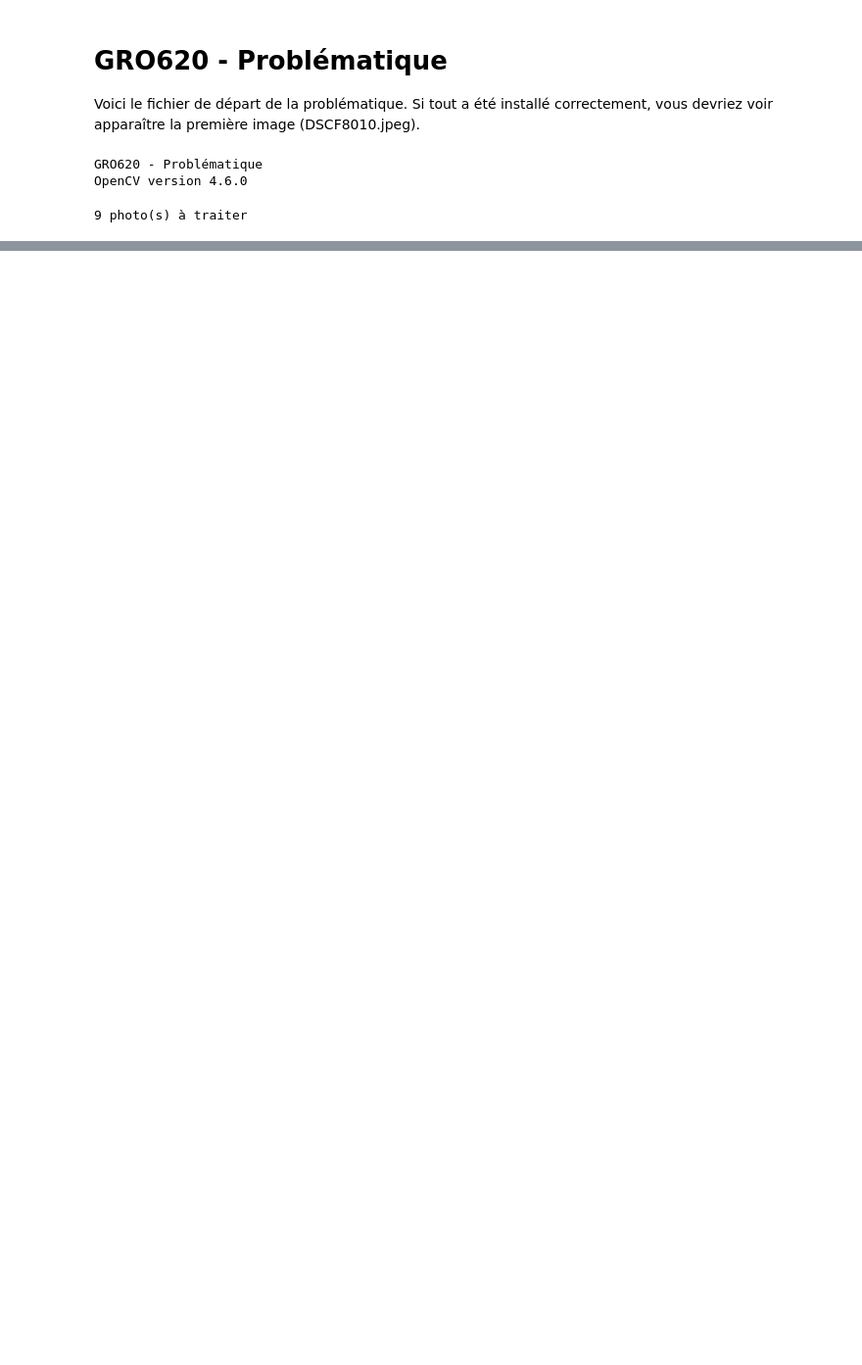
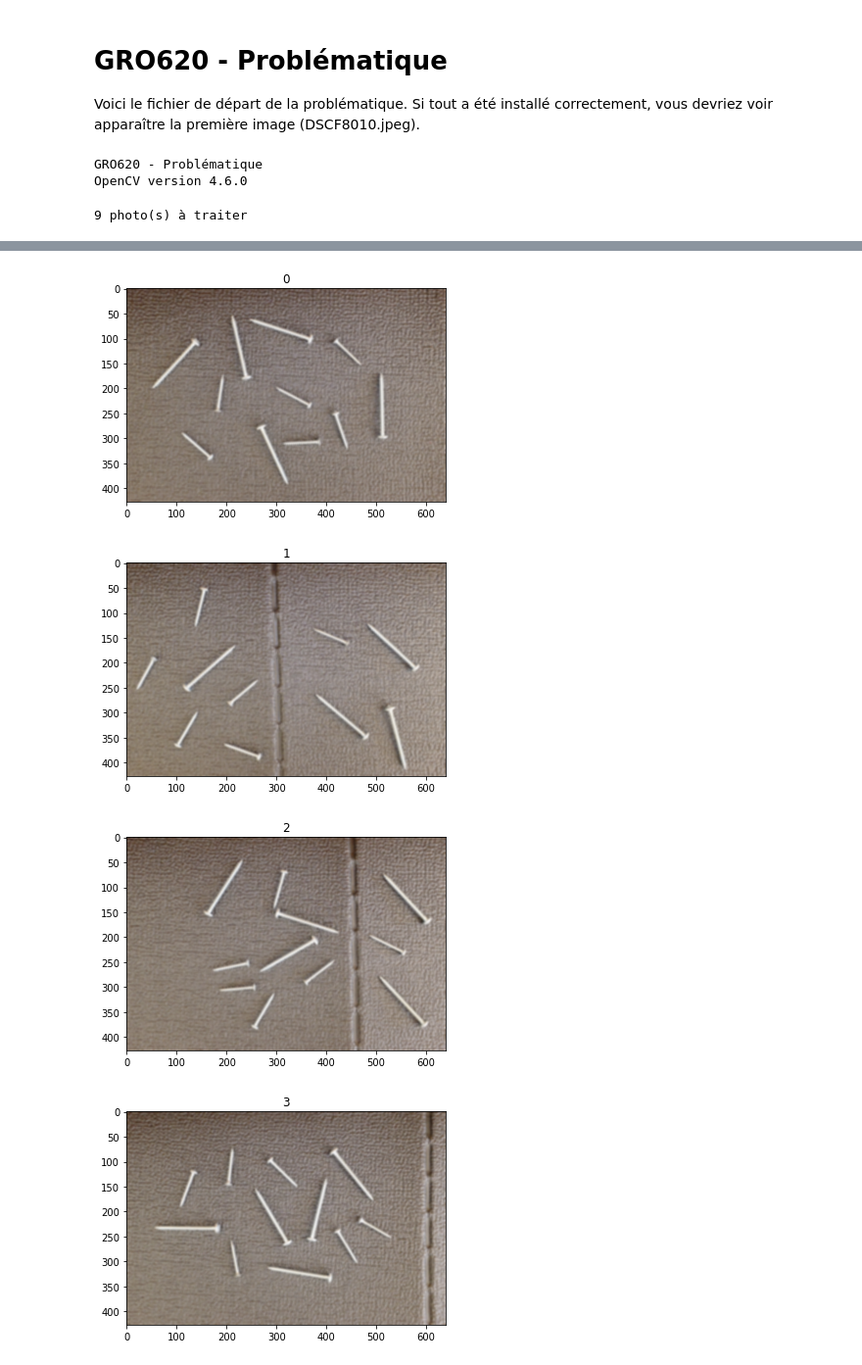
Before and after one commit to AnthonyBreton/GRO620-Vision, a Jupyter notebook: prob.ipynb, the cells around one changed output, grey strips where cells are left out. Shown at 98% size. Drawn from its saved outputs; the diff is of its cells as text; code cells hidden in the pictures; blank space fills up the shorter version.

```diff
--- a/prob.ipynb
+++ b/prob.ipynb
@@ -49,0 +55,15 @@ plt.imshow(images[0])
+# %%
+images_blured = []
+for index in range(image_amount):
+    images_blured.append(images_colored[index].copy())
+
+    images_blured[index] = cv2.GaussianBlur(images_blured[index], (5,5), cv2.BORDER_DEFAULT)
+
+    plt.figure()
+    plt.imshow(images_blured[index], cmap="gray")
+    plt.title(index)
+# %% [output]
+[figure, added]
+[figure, added]
+[figure, added]
+[figure, added]
```
Also changed, not shown: parts of 20 cells of this notebook, 3 other files.
